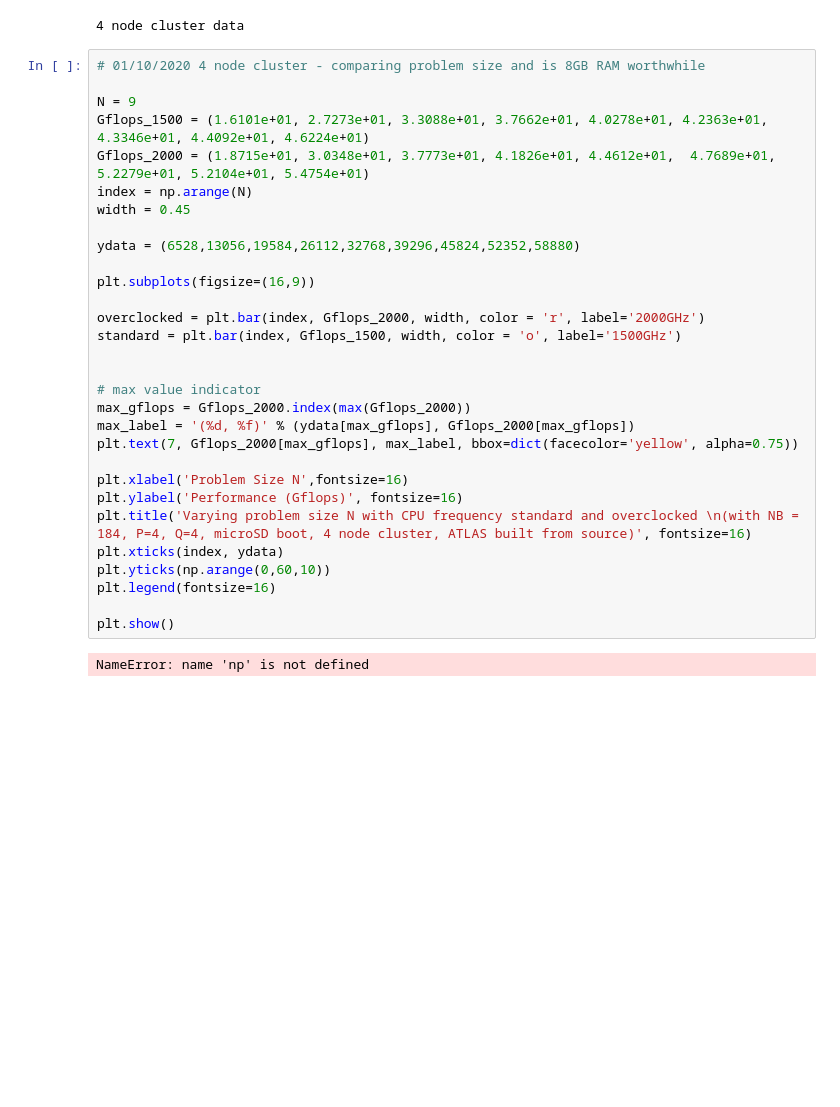
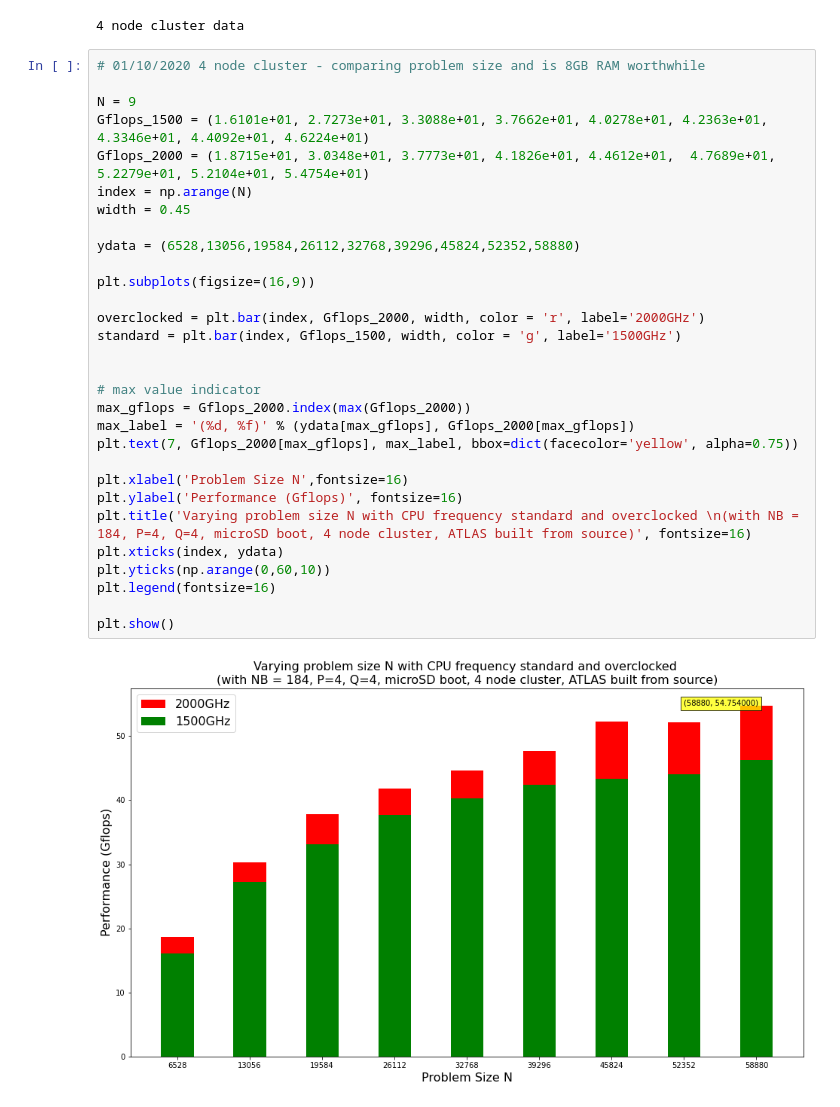
Before and after one commit to mikejmcfarlane/pi_notebooks, a Jupyter notebook: pi_hpl_testing.ipynb, the cells around one changed output. Drawn from its saved outputs; the diff is of its cells as text; blank space fills up the shorter version.

Commit message:
add 4 node graphs

```diff
--- a/pi_hpl_testing.ipynb
+++ b/pi_hpl_testing.ipynb
@@ -202,32 +198,32 @@ print("4 node cluster data")
 # %%
 # 01/10/2020 4 node cluster - comparing problem size and is 8GB RAM worthwhile
 
 N = 9
 Gflops_1500 = (1.6101e+01, 2.7273e+01, 3.3088e+01, 3.7662e+01, 4.0278e+01, 4.2363e+01, 4.3346e+01, 4.4092e+01, 4.6224e+01)
 Gflops_2000 = (1.8715e+01, 3.0348e+01, 3.7773e+01, 4.1826e+01, 4.4612e+01,  4.7689e+01, 5.2279e+01, 5.2104e+01, 5.4754e+01)
 index = np.arange(N)
 width = 0.45
 
 ydata = (6528,13056,19584,26112,32768,39296,45824,52352,58880)
 
 plt.subplots(figsize=(16,9))
 
 overclocked = plt.bar(index, Gflops_2000, width, color = 'r', label='2000GHz')
-standard = plt.bar(index, Gflops_1500, width, color = 'o', label='1500GHz')
+standard = plt.bar(index, Gflops_1500, width, color = 'g', label='1500GHz')
 
 
 # max value indicator
 max_gflops = Gflops_2000.index(max(Gflops_2000))
 max_label = '(%d, %f)' % (ydata[max_gflops], Gflops_2000[max_gflops])
 plt.text(7, Gflops_2000[max_gflops], max_label, bbox=dict(facecolor='yellow', alpha=0.75))
 
 plt.xlabel('Problem Size N',fontsize=16)
 plt.ylabel('Performance (Gflops)', fontsize=16)
 plt.title('Varying problem size N with CPU frequency standard and overclocked \n(with NB = 184, P=4, Q=4, microSD boot, 4 node cluster, ATLAS built from source)', fontsize=16)
 plt.xticks(index, ydata)
 plt.yticks(np.arange(0,60,10))
 plt.legend(fontsize=16)
 
 plt.show()
 # %% [output]
-NameError: name 'np' is not defined
+[figure, added]
```
Also changed, not shown: parts of 4 cells of this notebook.
